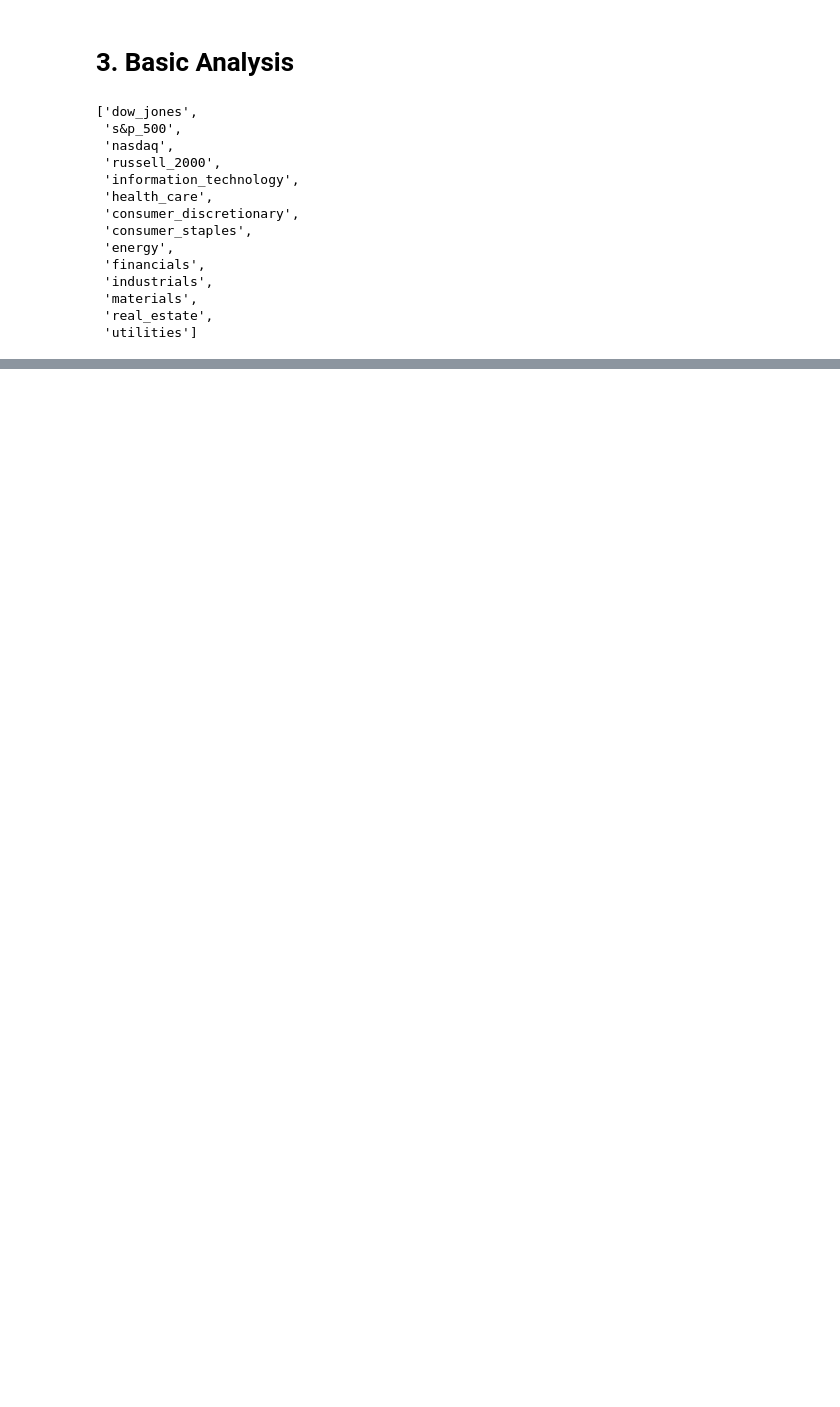
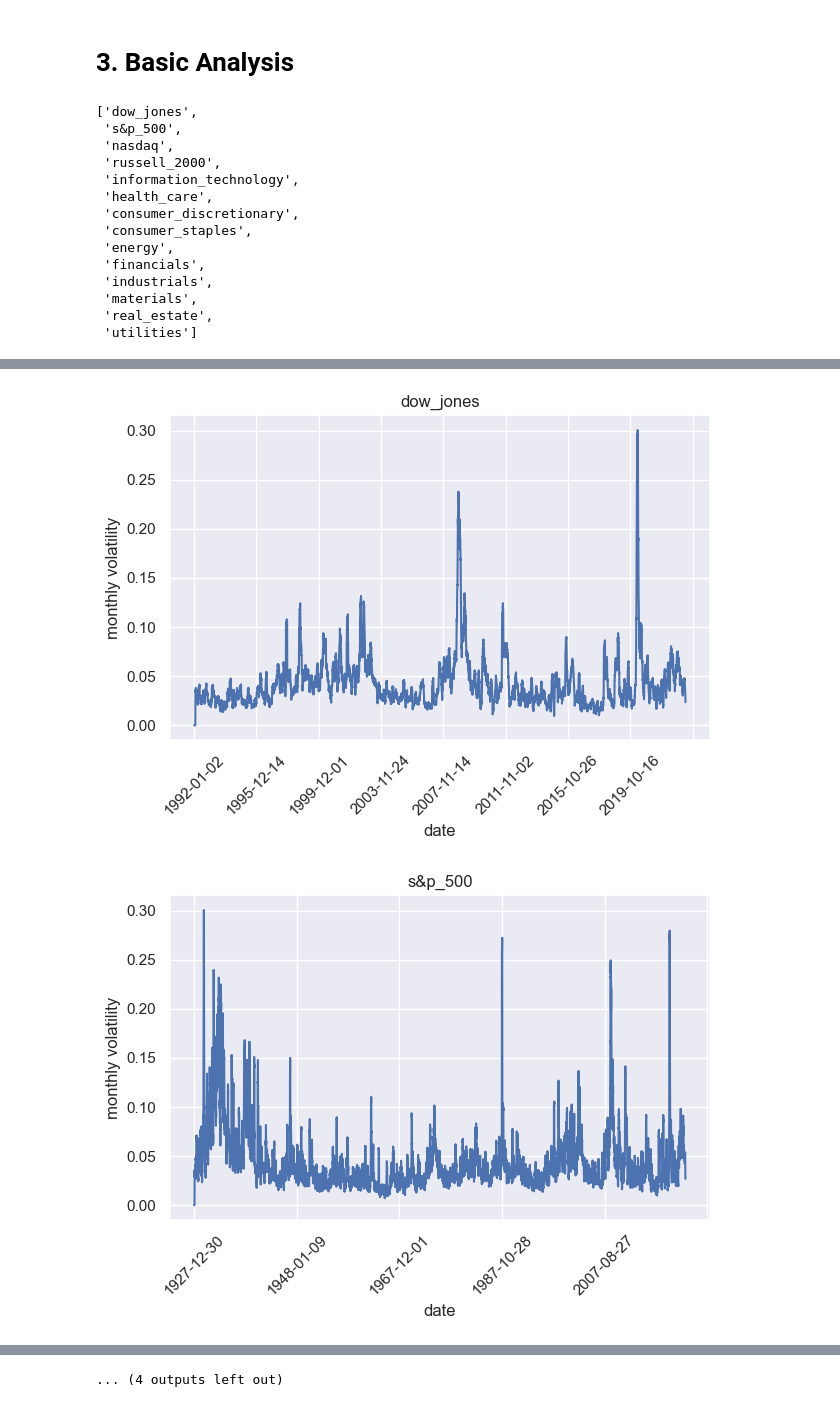
Before and after one commit to ahn283/projects, a Jupyter notebook: dsmv/usa_dsmv_research.ipynb, the cells around one changed output, grey strips where cells are left out. Cells and saved outputs as stored; diff of their text form; code cells hidden in the pictures; blank space fills up the shorter version.

```diff
--- a/dsmv/usa_dsmv_research.ipynb
+++ b/dsmv/usa_dsmv_research.ipynb
@@ -205,0 +183,35 @@ get_daily_returns(index_data_df)
+# %%
+# get montly volatility of daily returns of each index
+
+def get_monthly_volatility(df):
+
+    # get the unique index names
+    indexes = df['code'].unique().tolist()
+    # print(indexes)
+
+    # get monthly volatility from daily returns in the dataframe and insert into the dataframe new column named 'monthly_vol'
+
+    for index_name in indexes:
+        df.loc[df["code"] == index_name, "monthly_rolling_vol"] = df.loc[df["code"] == index_name]["daily_rets"].rolling(21).std() * np.sqrt(21)
+        df['monthly_rolling_vol'] = df['monthly_rolling_vol'].replace([np.inf, -np.inf], np.nan)
+        df['monthly_rolling_vol'] = df['monthly_rolling_vol'].fillna(0)
+
+    # plot the volatility
+    for index_name in indexes:
+
+        # plot the volatility of each index
+        df.loc[df["code"] == index_name]["monthly_rolling_vol"].plot()
+        plt.xlabel("date")
+        plt.ylabel("monthly volatility")
+        plt.title(index_name)
+        plt.xticks(rotation=45)
+        plt.tight_layout()
+        plt.show()
+
+    return df
+# %%
+index_data_df_rets = get_monthly_volatility(index_data_df_rets)
+index_data_df_rets
+# %% [output]
+[figure, added]
+[figure, added]
@@ -205,0 +228 @@ get_daily_returns(index_data_df)
+... (4 outputs left out)
```
Also changed, not shown: parts of 8 cells of this notebook.
